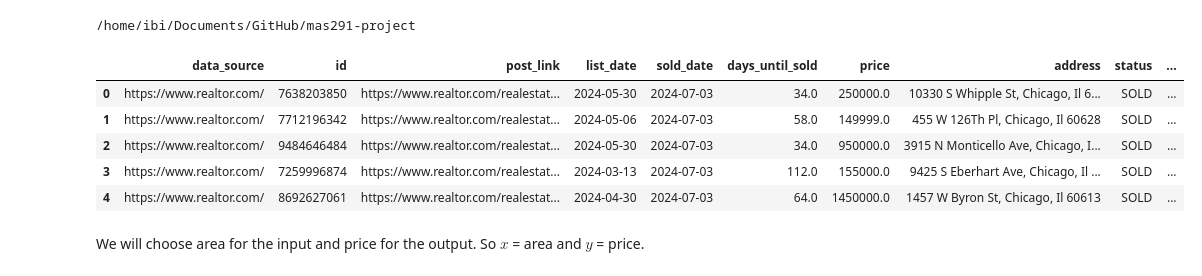
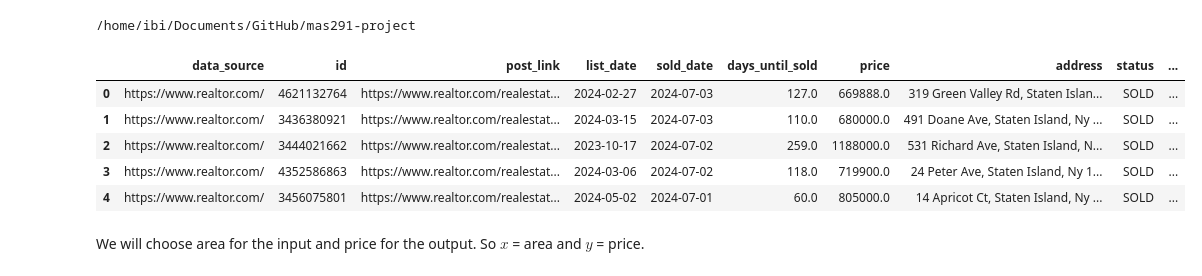
Before and after one commit to Keithsel/mas291-project, a Jupyter notebook: works/regression.ipynb, the cells around one changed output. Drawn from its saved outputs; the diff is of its cells as text; code cells hidden in the pictures.

```diff
--- a/works/regression.ipynb
+++ b/works/regression.ipynb
@@ -12,15 +12,15 @@ print(os.getcwd())
 # %% [output]
 /home/ibi/Documents/GitHub/mas291-project
 # %%
-chicago_data = pd.read_csv('data/cleaned/chicago_sold_cleaned.csv')
+chicago_data = pd.read_csv('data/cleaned/new_york_sample.csv')
 chicago_data.head()
 # %% [output]
 |  | data_source | id | post_link | list_date | sold_date | days_until_sold | price | address | status | ... |
-| 0 | https://www.realtor.com/ | 7638203850 | https://www.realtor.com/realestat... | 2024-05-30 | 2024-07-03 | 34.0 | 250000.0 | 10330 S Whipple St, Chicago, Il 6... | SOLD | ... |
-| 1 | https://www.realtor.com/ | 7712196342 | https://www.realtor.com/realestat... | 2024-05-06 | 2024-07-03 | 58.0 | 149999.0 | 455 W 126Th Pl, Chicago, Il 60628 | SOLD | ... |
-| 2 | https://www.realtor.com/ | 9484646484 | https://www.realtor.com/realestat... | 2024-05-30 | 2024-07-03 | 34.0 | 950000.0 | 3915 N Monticello Ave, Chicago, I... | SOLD | ... |
-| 3 | https://www.realtor.com/ | 7259996874 | https://www.realtor.com/realestat... | 2024-03-13 | 2024-07-03 | 112.0 | 155000.0 | 9425 S Eberhart Ave, Chicago, Il ... | SOLD | ... |
-| 4 | https://www.realtor.com/ | 8692627061 | https://www.realtor.com/realestat... | 2024-04-30 | 2024-07-03 | 64.0 | 1450000.0 | 1457 W Byron St, Chicago, Il 60613 | SOLD | ... |
+| 0 | https://www.realtor.com/ | 4621132764 | https://www.realtor.com/realestat... | 2024-02-27 | 2024-07-03 | 127.0 | 669888.0 | 319 Green Valley Rd, Staten Islan... | SOLD | ... |
+| 1 | https://www.realtor.com/ | 3436380921 | https://www.realtor.com/realestat... | 2024-03-15 | 2024-07-03 | 110.0 | 680000.0 | 491 Doane Ave, Staten Island, Ny ... | SOLD | ... |
+| 2 | https://www.realtor.com/ | 3444021662 | https://www.realtor.com/realestat... | 2023-10-17 | 2024-07-02 | 259.0 | 1188000.0 | 531 Richard Ave, Staten Island, N... | SOLD | ... |
+| 3 | https://www.realtor.com/ | 4352586863 | https://www.realtor.com/realestat... | 2024-03-06 | 2024-07-02 | 118.0 | 719900.0 | 24 Peter Ave, Staten Island, Ny 1... | SOLD | ... |
+| 4 | https://www.realtor.com/ | 3456075801 | https://www.realtor.com/realestat... | 2024-05-02 | 2024-07-01 | 60.0 | 805000.0 | 14 Apricot Ct, Staten Island, Ny ... | SOLD | ... |
 # %% [markdown]
 We will choose area for the input and price for the output. So $x$ = area and $y$ = price.
 # %%
```
Also changed, not shown: parts of 15 cells of this notebook, 2 other files.
